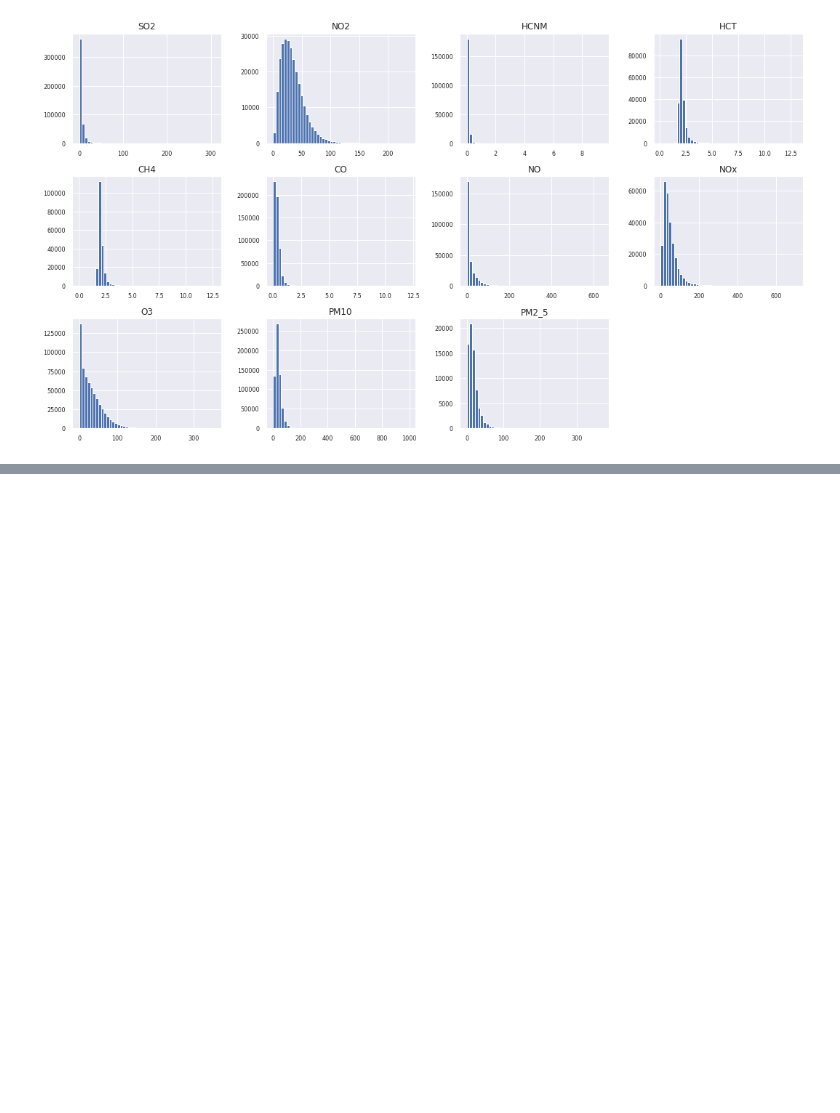
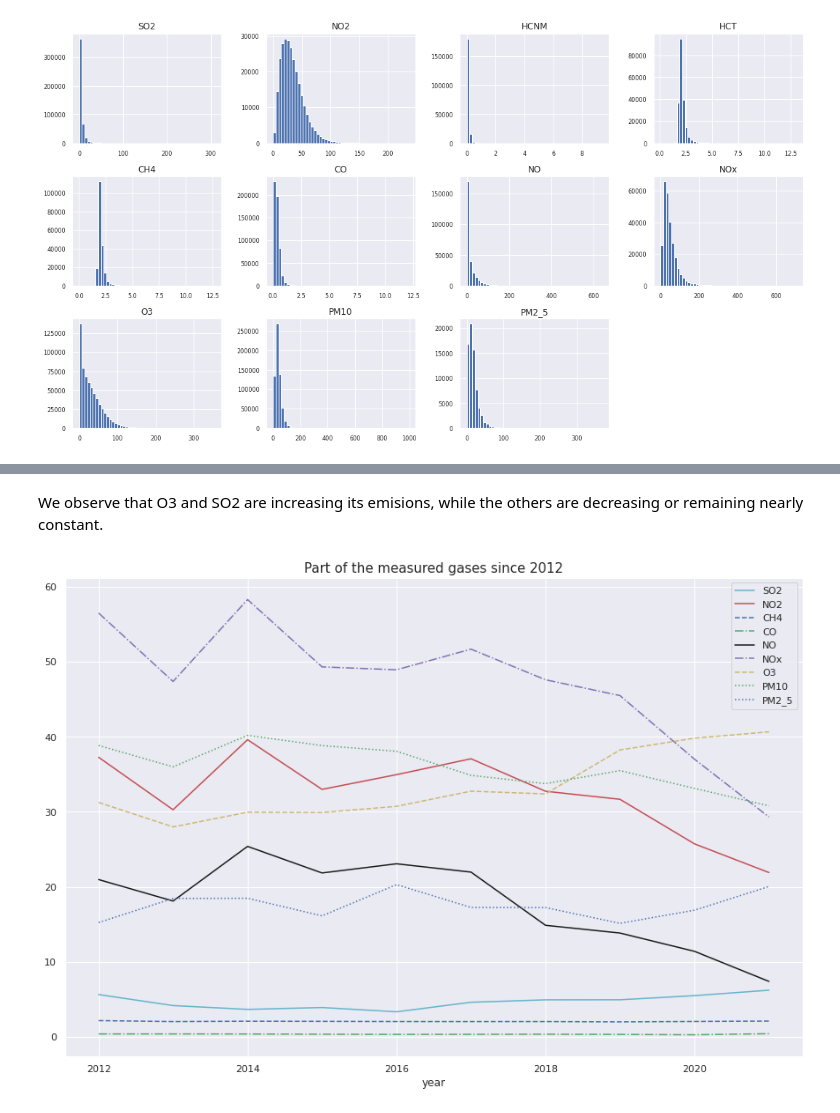
Before and after one commit to lucasmoschen/machine-learning-project, a Jupyter notebook: notebooks/eda.ipynb, the cells around one changed output, grey strips where cells are left out. Saved outputs shown, nothing was run; the diff lists cells and outputs as text; code cells hidden in the pictures; blank space fills up the shorter version.

```diff
--- a/notebooks/eda.ipynb
+++ b/notebooks/eda.ipynb
@@ -133,0 +147,19 @@ plt.show()
+# %%
+air_data["year"] = air_data.Data.apply(lambda x: x.year)
+air_data["month"] = air_data.Data.apply(lambda x: x.month)
+air_data["day"] = air_data.Data.apply(lambda x: x.day)
+air_data["hour"] = air_data.Data.apply(lambda x: x.hour)
+air_data.drop(labels = ['Data'], axis = 1, inplace = True)
+
+air_data = air_data[air_data.year != 2011]
+# %% [markdown]
+We observe that O3 and SO2 are increasing its emisions, while the others are decreasing or remaining nearly constant.
+# %%
+part_gases = ['SO2', 'NO2', 'CH4', 'CO', 'NO', 'NOx', 'O3', 'PM10', 'PM2_5']
+air_data.groupby("year").mean()[part_gases].plot(figsize = (15,10),
+                                                 style = ['c-','r-','b--','g-.', 'k-','m-.', 'y--', 'g:', 'b:'])
+plt.legend(loc='upper right')
+plt.title("Part of the measured gases since 2012", fontsize = 15)
+plt.show()
+# %% [output]
+[figure, added]
```
Also changed, not shown: parts of 10 cells of this notebook, 24 other files.
